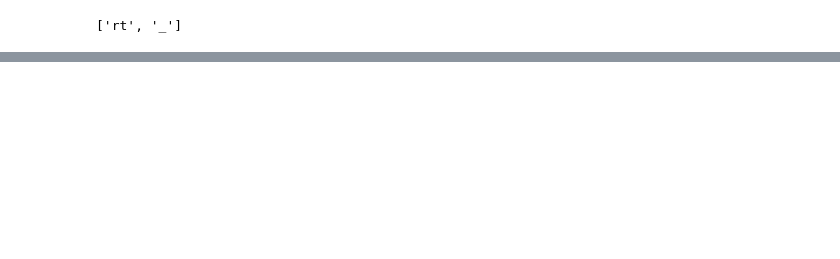
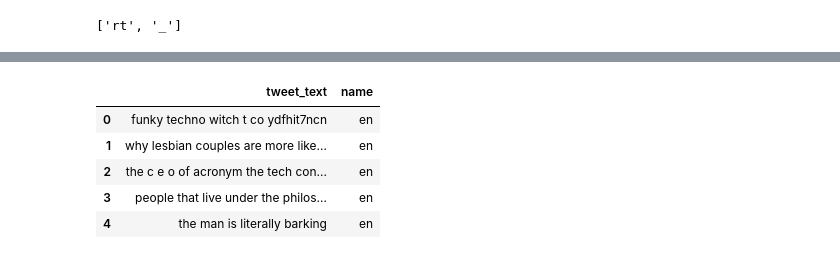
Before and after one commit to sumitsidana/recsys_challenge_2020, a Jupyter notebook: text_representation/topic_modelling-gensims-lda.ipynb, the cells around one changed output, grey strips where cells are left out. Cells and saved outputs as stored; diff of their text form; code cells hidden in the pictures; blank space fills up the shorter version.

```diff
--- a/text_representation/topic_modelling-gensims-lda.ipynb
+++ b/text_representation/topic_modelling-gensims-lda.ipynb
@@ -32,0 +59,9 @@ test_input = pd.read_csv('s3://recsys-challenge-2020/test_input.csv')
+# %%
+test_input.head()
+# %% [output]
+|  | tweet_text | name |
+| 0 | funky techno witch t co ydfhit7ncn | en |
+| 1 | why lesbian couples are more like... | en |
+| 2 | the c e o of acronym the tech con... | en |
+| 3 | people that live under the philos... | en |
+| 4 | the man is literally barking | en |
```
Also changed, not shown: parts of 14 cells of this notebook, 1 other file.
